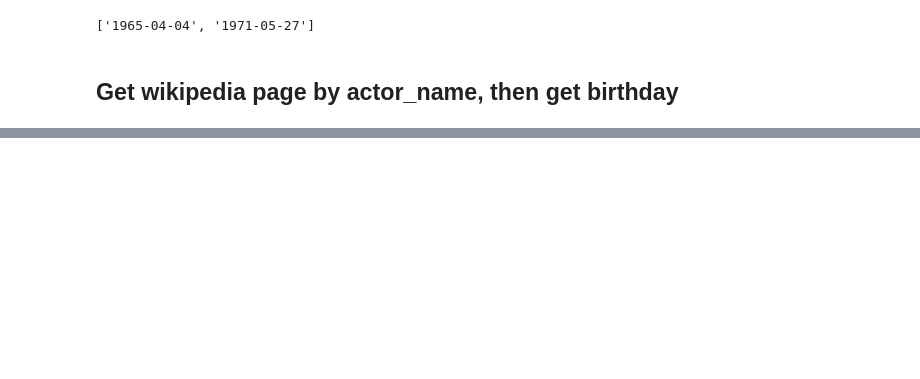
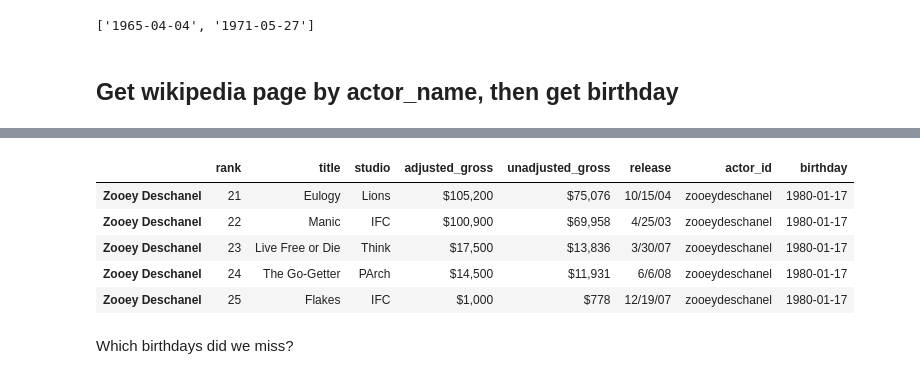
Before and after one commit to IanLondon/actor-age-curves, a Jupyter notebook: actor-demographics.ipynb, the cells around one changed output, grey strips where cells are left out. Saved outputs shown, nothing was run; the diff lists cells and outputs as text; code cells hidden in the pictures; blank space fills up the shorter version.

```diff
--- a/actor-demographics.ipynb
+++ b/actor-demographics.ipynb
@@ -54,0 +232,4 @@ IndexError: list index out of range
+# %%
+bday_series = pd.Series(data=pd.to_datetime(birthdays), index=actor_names, name='birthday')
+print 'Got %i birthdays out of %i' % (len(bday_series[~bday_series.isnull()]), len(actor_names))
+bday_series.head()
@@ -54,0 +244,12 @@ IndexError: list index out of range
+# %%
+actor_rev_bday = actor_revenue.set_index('actor_name').join(bday_series)
+actor_rev_bday.tail()
+# %% [output]
+|  | rank | title | studio | adjusted_gross | unadjusted_gross | release | actor_id | birthday |
+| Zooey Deschanel | 21 | Eulogy | Lions | $105,200 | $75,076 | 10/15/04 | zooeydeschanel | 1980-01-17 |
+| Zooey Deschanel | 22 | Manic | IFC | $100,900 | $69,958 | 4/25/03 | zooeydeschanel | 1980-01-17 |
+| Zooey Deschanel | 23 | Live Free or Die | Think | $17,500 | $13,836 | 3/30/07 | zooeydeschanel | 1980-01-17 |
+| Zooey Deschanel | 24 | The Go-Getter | PArch | $14,500 | $11,931 | 6/6/08 | zooeydeschanel | 1980-01-17 |
+| Zooey Deschanel | 25 | Flakes | IFC | $1,000 | $778 | 12/19/07 | zooeydeschanel | 1980-01-17 |
+# %% [markdown]
+Which birthdays did we miss?
```
Also changed, not shown: parts of 28 cells of this notebook, 2 other files.
